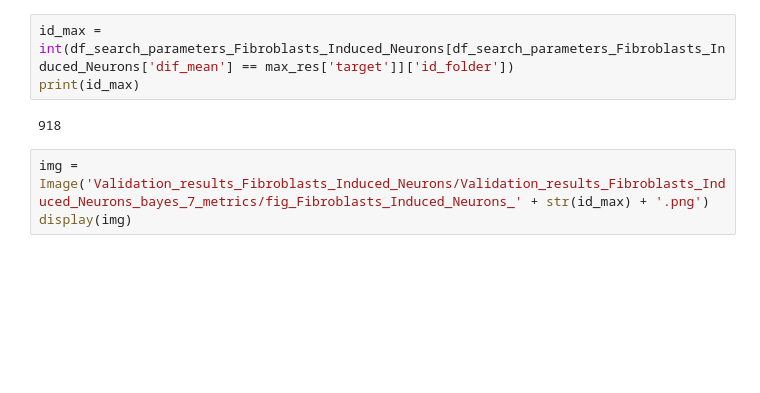
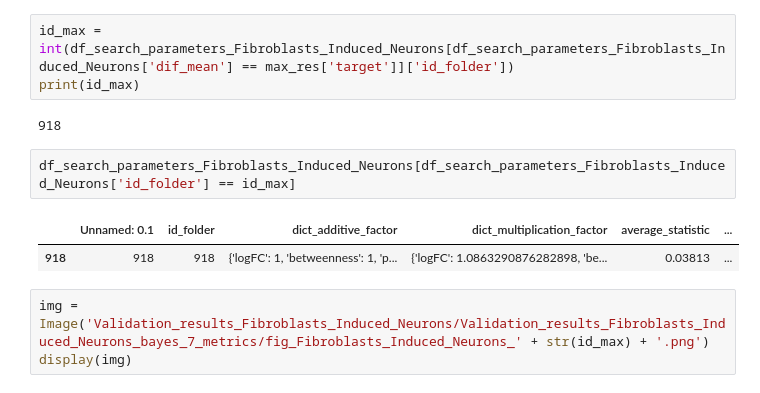
Before and after one commit to ziganshina-dinara/synergy_project, a Jupyter notebook: DATA/Fibroblasts_Induced_Neurons/viewing_validation_results.ipynb, the cells around one changed output. Drawn from its saved outputs; the diff is of its cells as text; blank space fills up the shorter version.

```diff
--- a/DATA/Fibroblasts_Induced_Neurons/viewing_validation_results.ipynb
+++ b/DATA/Fibroblasts_Induced_Neurons/viewing_validation_results.ipynb
@@ -352,6 +352,11 @@ id_max = int(df_search_parameters_Fibroblasts_Induced_Neurons[df_search_paramete
 print(id_max)
 # %% [output]
 918
+# %%
+df_search_parameters_Fibroblasts_Induced_Neurons[df_search_parameters_Fibroblasts_Induced_Neurons['id_folder'] == id_max]
+# %% [output]
+|  | Unnamed: 0.1 | id_folder | dict_additive_factor | dict_multiplication_factor | average_statistic | ... |
+| 918 | 918 | 918 | {'logFC': 1, 'betweenness': 1, 'p... | {'logFC': 1.0863290876282898, 'be... | 0.03813 | ... |
 # %%
 img = Image('Validation_results_Fibroblasts_Induced_Neurons/Validation_results_Fibroblasts_Induced_Neurons_bayes_7_metrics/fig_Fibroblasts_Induced_Neurons_' + str(id_max) + '.png')
 display(img)
```
Also changed, not shown: 1 other file.
